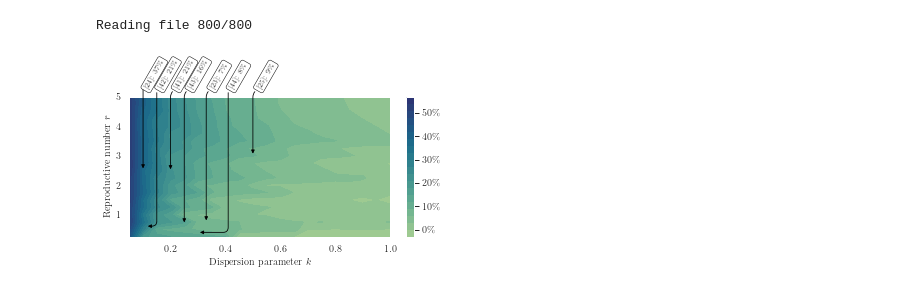
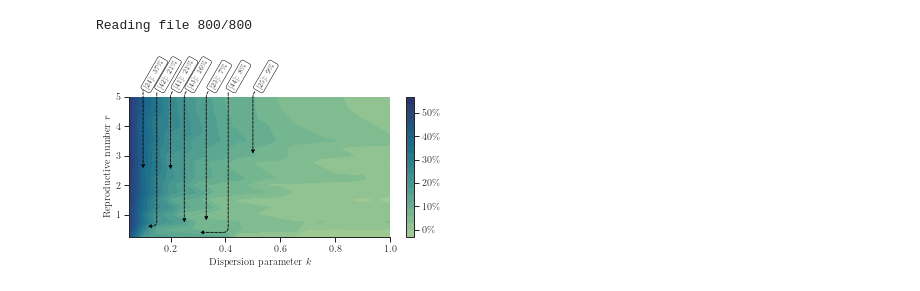
Before and after one commit to Networks-Learning/pooled-testing, a Jupyter notebook: notebooks/score_vs_R_k.ipynb, the cells around one changed output. Drawn from its saved outputs; the diff is of its cells as text; code cells hidden in the pictures.

```diff
--- a/notebooks/score_vs_R_k.ipynb
+++ b/notebooks/score_vs_R_k.ipynb
@@ -16,7 +16,7 @@ import json
 from src import utils
 from src.utils import get_fig_dim
 from IPython.display import clear_output
-sns.set_theme(context='paper', style='dark', font_scale=1)
+sns.set_theme(context='paper', style='ticks', font_scale=1)
 # %%
 name="score_vs_R_k"
 width_pt = 469
@@ -105,6 +105,7 @@ fig, ax = plt.subplots(figsize=(fig_height*fig_aspect, fig_height))
 # ax.contour(X,Y,Z,levels=levels, colors='black', linestyles='solid')
 cs = ax.contourf(X,Y,Z,levels=levels, cmap=sns.color_palette("crest", as_cmap=True))
 fig.colorbar(cs,format=mpl.ticker.PercentFormatter(),ticks=[0.0, 10.0, 20.0, 30.0, 40.0, 50.0, 60.0])
+sns.despine(ax=ax)
 
 cit=23
 r_quer=0.74
@@ -112,7 +113,7 @@ k_quer=0.33
 ax.annotate(r'[{cit}]: {perc}\%'.format(cit=cit, perc=mapper(r_quer=r_quer, k_quer=k_quer, r=r, k=k, Z=Z)), xy=(k_quer, r_quer),  xycoords='data',
             xytext=(k_quer + 0.01, 5.2), textcoords='data',
             size=7,
-            arrowprops=dict(color='black', arrowstyle="-|>", connectionstyle="angle, angleA=-150,angleB=90,rad=5", relpos=(0., 0.)),
+            arrowprops=dict(color='black', arrowstyle="-|>", connectionstyle="angle, angleA=-150,angleB=90,rad=5", linestyle='--', relpos=(0., 0.)),
             bbox=dict(boxstyle="round", fc="w", ec="black", linewidth=0.5),
             rotation=60,
             horizontalalignment='left', verticalalignment='bottom',
@@ -124,7 +125,7 @@ k_quer=0.1
 ax.annotate(r'[{cit}]: {perc}\%'.format(cit=cit, perc=mapper(r_quer=r_quer, k_quer=k_quer, r=r, k=k, Z=Z)), xy=(k_quer, r_quer),  xycoords='data',
             xytext=(k_quer, 5.2), textcoords='data',
             size=7,
-            arrowprops=dict(color='black', arrowstyle="-|>", connectionstyle="angle, angleA=-150,angleB=90,rad=5", relpos=(0., 0.)),
+            arrowprops=dict(color='black', arrowstyle="-|>", connectionstyle="angle, angleA=-150,angleB=90,rad=5", linestyle='--', relpos=(0., 0.)),
             bbox=dict(boxstyle="round", fc="w", ec="black", linewidth=0.5),
             rotation=60,
             horizontalalignment='left', verticalalignment='bottom',
@@ -136,7 +137,7 @@ k_quer=0.5
 ax.annotate(r'[{cit}]: {perc}\%'.format(cit=cit, perc=mapper(r_quer=r_quer, k_quer=k_quer, r=r, k=k, Z=Z)), xy=(k_quer, r_quer),  xycoords='data',
             xytext=(k_quer + 0.01, 5.2), textcoords='data',
             size=7,
-            arrowprops=dict(color='black', arrowstyle="-|>", connectionstyle="angle, angleA=-150,angleB=90,rad=5", relpos=(0., 0.)),
+            arrowprops=dict(color='black', arrowstyle="-|>", connectionstyle="angle, angleA=-150,angleB=90,rad=5", linestyle='--', relpos=(0., 0.)),
             bbox=dict(boxstyle="round", fc="w", ec="black", linewidth=0.5),
             rotation=60,
             horizontalalignment='left', verticalalignment='bottom',
@@ -148,7 +149,7 @@ k_quer=0.2
 ax.annotate(r'[{cit}]: {perc}\%'.format(cit=cit, perc=mapper(r_quer=r_quer, k_quer=k_quer, r=r, k=k, Z=Z)), xy=(k_quer, r_quer),  xycoords='data',
             xytext=(k_quer + 0.01, 5.2), textcoords='data',
             size=7,
-            arrowprops=dict(color='black', arrowstyle="-|>", connectionstyle="angle, angleA=-150,angleB=90,rad=5", relpos=(0., 0.)),
+            arrowprops=dict(color='black', arrowstyle="-|>", connectionstyle="angle, angleA=-150,angleB=90,rad=5", linestyle='--', relpos=(0., 0.)),
             bbox=dict(boxstyle="round", fc="w", ec="black", linewidth=0.5),
             rotation=60,
             horizontalalignment='left', verticalalignment='bottom',
@@ -160,7 +161,7 @@ k_quer=0.11
 ax.annotate(r'[{cit}]: {perc}\%'.format(cit=cit, perc=mapper(r_quer=r_quer, k_quer=k_quer, r=r, k=k, Z=Z)), xy=(k_quer, r_quer),  xycoords='data',
             xytext=(0.15, 5.2), textcoords='data',
             size=7,
-            arrowprops=dict(color='black', arrowstyle="-|>", connectionstyle="angle, angleA=-90,angleB=0,rad=5", relpos=(0., 0.)),
+            arrowprops=dict(color='black', arrowstyle="-|>", connectionstyle="angle, angleA=-90,angleB=0,rad=5", linestyle='--', relpos=(0., 0.)),
             bbox=dict(boxstyle="round", fc="w", ec="black", linewidth=0.5),
             rotation=60,
             horizontalalignment='left', verticalalignment='bottom',
@@ -168,33 +169,33 @@ ax.annotate(r'[{cit}]: {perc}\%'.format(cit=cit, perc=mapper(r_quer=r_quer, k_qu
 
 cit=43
 r_quer=0.67
 k_quer=0.25
 ax.annotate(r'[{cit}]: {perc}\%'.format(cit=cit, perc=mapper(r_quer=r_quer, k_quer=k_quer, r=r, k=k, Z=Z)), xy=(k_quer, r_quer),  xycoords='data',
             xytext=(k_quer + 0.01, 5.2), textcoords='data',
             size=7,
-            arrowprops=dict(color='black', arrowstyle="-|>", connectionstyle="angle, angleA=-150,angleB=90,rad=5", relpos=(0., 0.)),
+            arrowprops=dict(color='black', arrowstyle="-|>", connectionstyle="angle, angleA=-150,angleB=90,rad=5", linestyle='--', relpos=(0., 0.)),
             bbox=dict(boxstyle="round", fc="w", ec="black", linewidth=0.5),
             rotation=60,
             horizontalalignment='left', verticalalignment='bottom',
             )
 
 cit=44
 r_quer=0.4
 k_quer=0.3
 ax.annotate(r'[{cit}]: {perc}\%'.format(cit=cit, perc=mapper(r_quer=r_quer, k_quer=k_quer, r=r, k=k, Z=Z)), xy=(k_quer, r_quer),  xycoords='data',
             xytext=(0.41, 5.2), textcoords='data',
             size=7,
-            arrowprops=dict(color='black', arrowstyle="-|>", connectionstyle="angle, angleA=-90,angleB=0,rad=5", relpos=(0., 0.)),
+            arrowprops=dict(color='black', arrowstyle="-|>", connectionstyle="angle, angleA=-90,angleB=0,rad=5", linestyle='--', relpos=(0., 0.)),
             bbox=dict(boxstyle="round", fc="w", ec="black", linewidth=0.5),
             rotation=60,
             horizontalalignment='left', verticalalignment='bottom',
             )
 
 ax.set_yticks([1,2,3,4,5])
 ax.set_ylabel(r'Reproductive number $r$')
 ax.set_xlabel(r'Dispersion parameter $k$')
 
 fig.tight_layout()
 fig.savefig('figures/{name}_N_{N}.pdf'.format(name=name, N=N))
 # %% [output]
-[figure, old version]
+[figure, new version]
```
